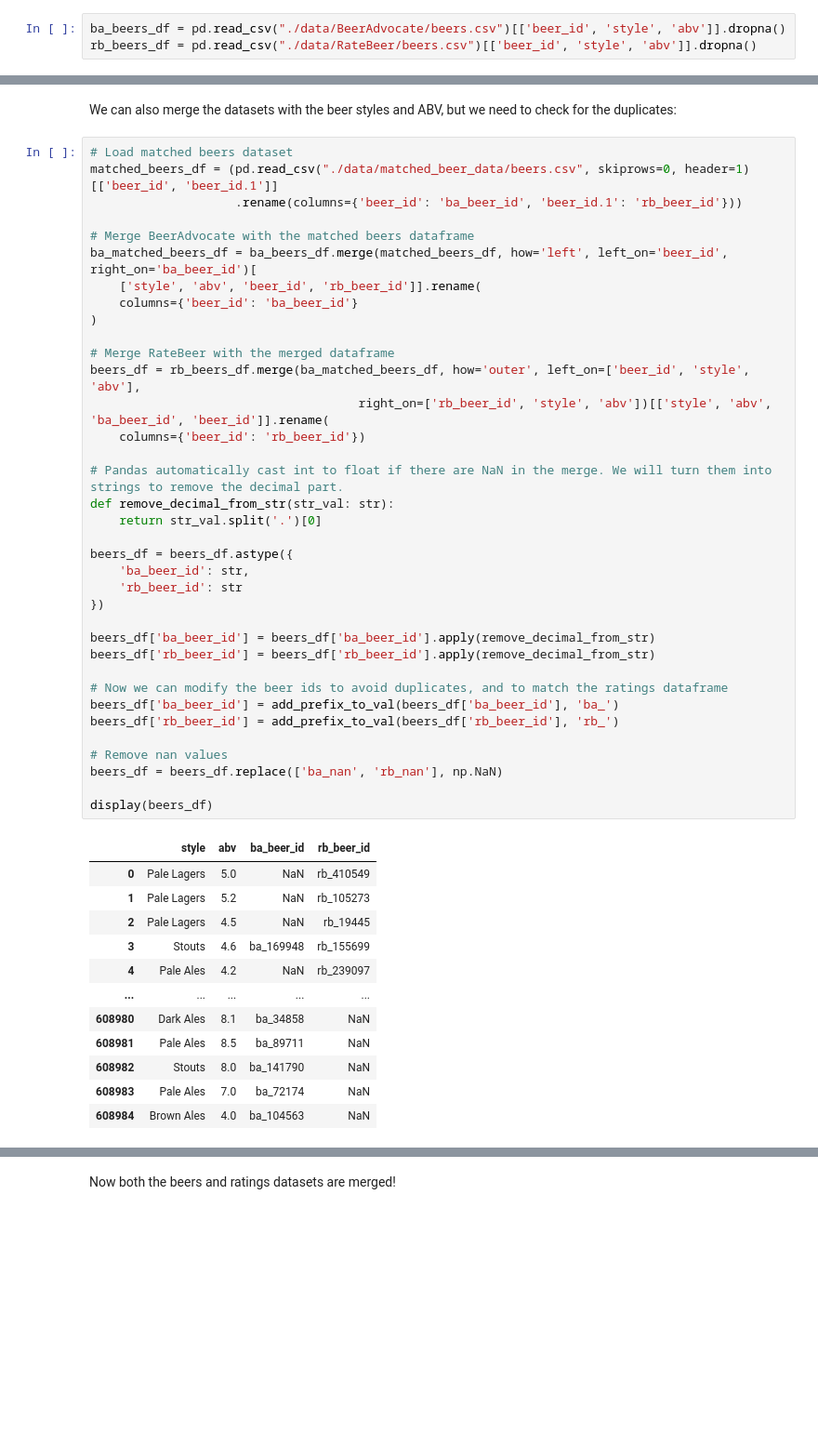
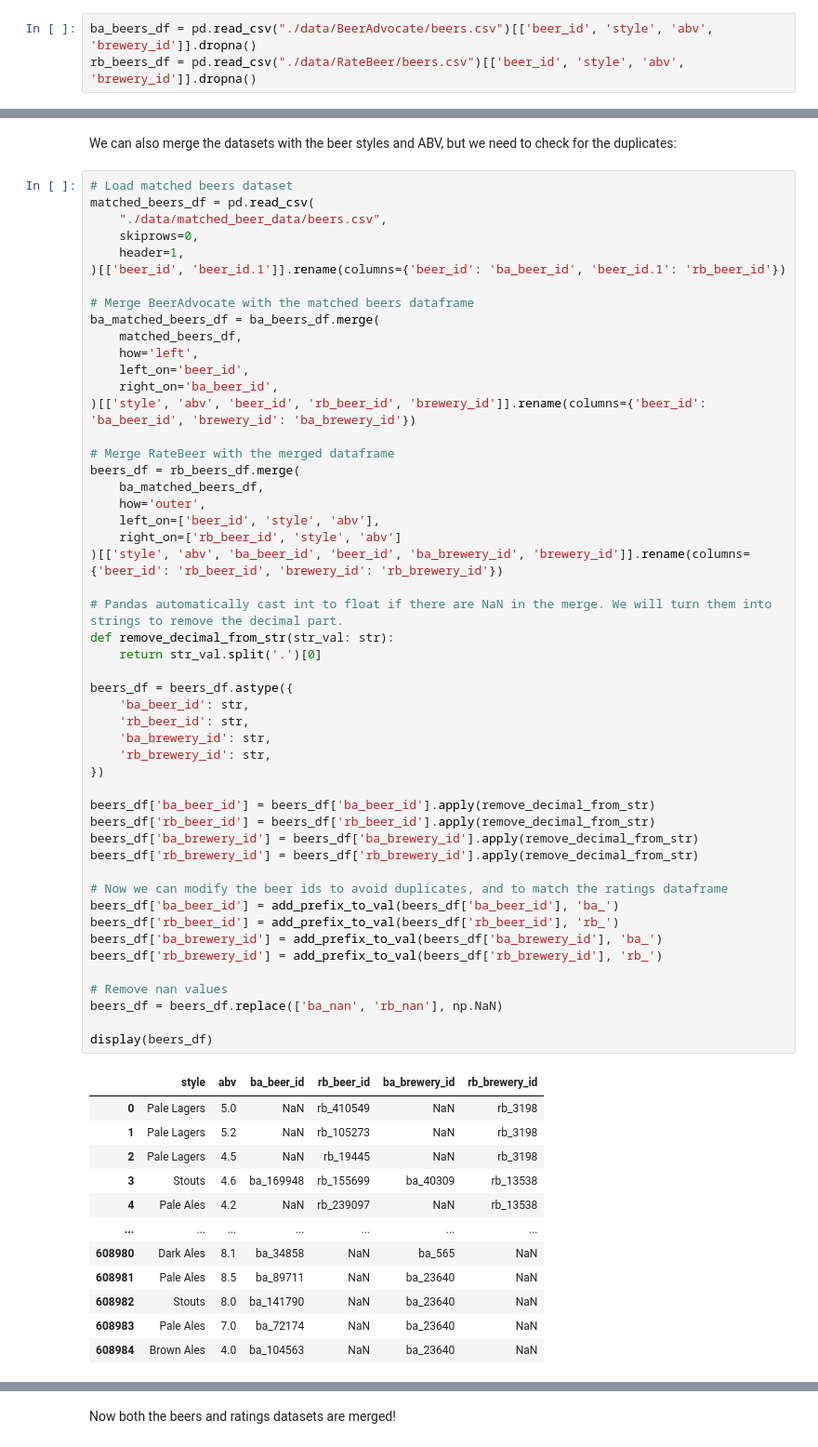
Before and after one commit to epfl-ada/ada-2023-project-welovepandas, a Jupyter notebook: p3_notebook.ipynb, the cells around one changed output, grey strips where cells are left out. Shown at 93% size. Saved outputs shown, nothing was run; the diff lists cells and outputs as text; blank space fills up the shorter version.

```diff
--- a/p3_notebook.ipynb
+++ b/p3_notebook.ipynb
@@ -250,8 +256,8 @@ del rb_users_df
 # %% [markdown]
 Load all beers and keep only the id, the (specific) style and the ABV:
 # %%
-ba_beers_df = pd.read_csv("./data/BeerAdvocate/beers.csv")[['beer_id', 'style', 'abv']].dropna()
-rb_beers_df = pd.read_csv("./data/RateBeer/beers.csv")[['beer_id', 'style', 'abv']].dropna()
+ba_beers_df = pd.read_csv("./data/BeerAdvocate/beers.csv")[['beer_id', 'style', 'abv', 'brewery_id']].dropna()
+rb_beers_df = pd.read_csv("./data/RateBeer/beers.csv")[['beer_id', 'style', 'abv', 'brewery_id']].dropna()
 # %% [markdown]
 Convert the specific style to the general style:
 # %%
@@ -435,50 +435,64 @@ display(ratings_df)
 We can also merge the datasets with the beer styles and ABV, but we need to check for the duplicates:
 # %%
 # Load matched beers dataset
-matched_beers_df = (pd.read_csv("./data/matched_beer_data/beers.csv", skiprows=0, header=1)[['beer_id', 'beer_id.1']]
-                    .rename(columns={'beer_id': 'ba_beer_id', 'beer_id.1': 'rb_beer_id'}))
+matched_beers_df = pd.read_csv(
+    "./data/matched_beer_data/beers.csv",
+    skiprows=0,
+    header=1,
+)[['beer_id', 'beer_id.1']].rename(columns={'beer_id': 'ba_beer_id', 'beer_id.1': 'rb_beer_id'})
 
 # Merge BeerAdvocate with the matched beers dataframe
-ba_matched_beers_df = ba_beers_df.merge(matched_beers_df, how='left', left_on='beer_id', right_on='ba_beer_id')[
-    ['style', 'abv', 'beer_id', 'rb_beer_id']].rename(
-    columns={'beer_id': 'ba_beer_id'}
-)
+ba_matched_beers_df = ba_beers_df.merge(
+    matched_beers_df,
+    how='left',
+    left_on='beer_id',
+    right_on='ba_beer_id',
+)[['style', 'abv', 'beer_id', 'rb_beer_id', 'brewery_id']].rename(columns={'beer_id': 'ba_beer_id', 'brewery_id': 'ba_brewery_id'})
 
 # Merge RateBeer with the merged dataframe
-beers_df = rb_beers_df.merge(ba_matched_beers_df, how='outer', left_on=['beer_id', 'style', 'abv'],
-                                     right_on=['rb_beer_id', 'style', 'abv'])[['style', 'abv', 'ba_beer_id', 'beer_id']].rename(
-    columns={'beer_id': 'rb_beer_id'})
+beers_df = rb_beers_df.merge(
+    ba_matched_beers_df,
+    how='outer',
+    left_on=['beer_id', 'style', 'abv'],
+    right_on=['rb_beer_id', 'style', 'abv']
+)[['style', 'abv', 'ba_beer_id', 'beer_id', 'ba_brewery_id', 'brewery_id']].rename(columns={'beer_id': 'rb_beer_id', 'brewery_id': 'rb_brewery_id'})
 
 # Pandas automatically cast int to float if there are NaN in the merge. We will turn them into strings to remove the decimal part.
 def remove_decimal_from_str(str_val: str):
     return str_val.split('.')[0]
 
 beers_df = beers_df.astype({
     'ba_beer_id': str,
-    'rb_beer_id': str
+    'rb_beer_id': str,
+    'ba_brewery_id': str,
+    'rb_brewery_id': str,
 })
 
 beers_df['ba_beer_id'] = beers_df['ba_beer_id'].apply(remove_decimal_from_str)
 beers_df['rb_beer_id'] = beers_df['rb_beer_id'].apply(remove_decimal_from_str)
+beers_df['ba_brewery_id'] = beers_df['ba_brewery_id'].apply(remove_decimal_from_str)
+beers_df['rb_brewery_id'] = beers_df['rb_brewery_id'].apply(remove_decimal_from_str)
 
 # Now we can modify the beer ids to avoid duplicates, and to match the ratings dataframe
 beers_df['ba_beer_id'] = add_prefix_to_val(beers_df['ba_beer_id'], 'ba_')
 beers_df['rb_beer_id'] = add_prefix_to_val(beers_df['rb_beer_id'], 'rb_')
+beers_df['ba_brewery_id'] = add_prefix_to_val(beers_df['ba_brewery_id'], 'ba_')
+beers_df['rb_brewery_id'] = add_prefix_to_val(beers_df['rb_brewery_id'], 'rb_')
 
 # Remove nan values
 beers_df = beers_df.replace(['ba_nan', 'rb_nan'], np.NaN)
 
 display(beers_df)
 # %% [output]
-|  | style | abv | ba_beer_id | rb_beer_id |
-| 0 | Pale Lagers | 5.0 | NaN | rb_410549 |
-| 1 | Pale Lagers | 5.2 | NaN | rb_105273 |
-| 2 | Pale Lagers | 4.5 | NaN | rb_19445 |
-| 3 | Stouts | 4.6 | ba_169948 | rb_155699 |
-| 4 | Pale Ales | 4.2 | NaN | rb_239097 |
-| ... | ... | ... | ... | ... |
-| 608980 | Dark Ales | 8.1 | ba_34858 | NaN |
-| 608981 | Pale Ales | 8.5 | ba_89711 | NaN |
-| 608982 | Stouts | 8.0 | ba_141790 | NaN |
-| 608983 | Pale Ales | 7.0 | ba_72174 | NaN |
-| 608984 | Brown Ales | 4.0 | ba_104563 | NaN |
+|  | style | abv | ba_beer_id | rb_beer_id | ba_brewery_id | rb_brewery_id |
+| 0 | Pale Lagers | 5.0 | NaN | rb_410549 | NaN | rb_3198 |
+| 1 | Pale Lagers | 5.2 | NaN | rb_105273 | NaN | rb_3198 |
+| 2 | Pale Lagers | 4.5 | NaN | rb_19445 | NaN | rb_3198 |
+| 3 | Stouts | 4.6 | ba_169948 | rb_155699 | ba_40309 | rb_13538 |
+| 4 | Pale Ales | 4.2 | NaN | rb_239097 | NaN | rb_13538 |
+| ... | ... | ... | ... | ... | ... | ... |
+| 608980 | Dark Ales | 8.1 | ba_34858 | NaN | ba_565 | NaN |
+| 608981 | Pale Ales | 8.5 | ba_89711 | NaN | ba_23640 | NaN |
+| 608982 | Stouts | 8.0 | ba_141790 | NaN | ba_23640 | NaN |
+| 608983 | Pale Ales | 7.0 | ba_72174 | NaN | ba_23640 | NaN |
+| 608984 | Brown Ales | 4.0 | ba_104563 | NaN | ba_23640 | NaN |
```
Also changed, not shown: parts of 39 cells of this notebook.
